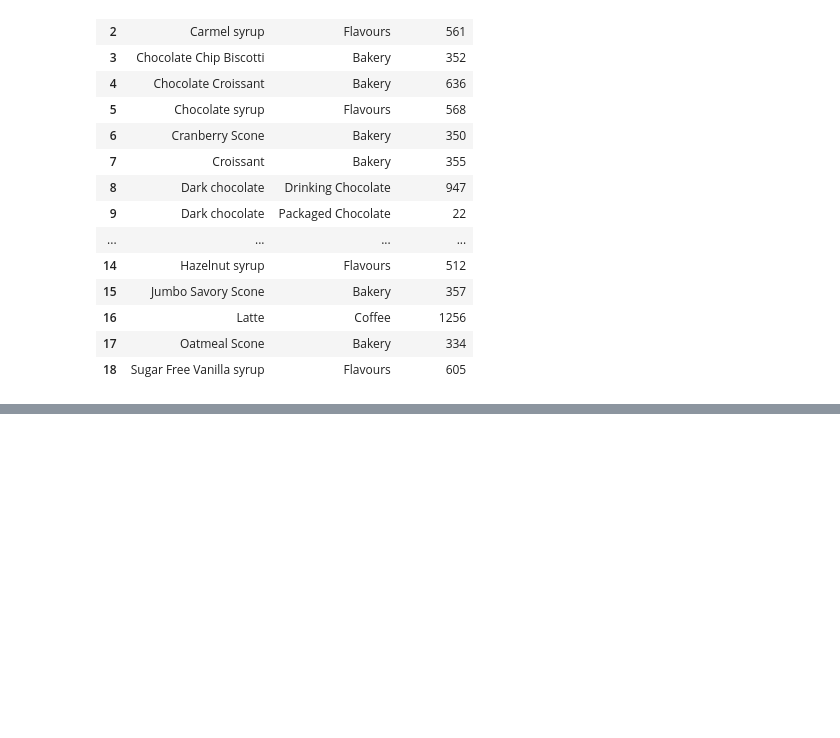
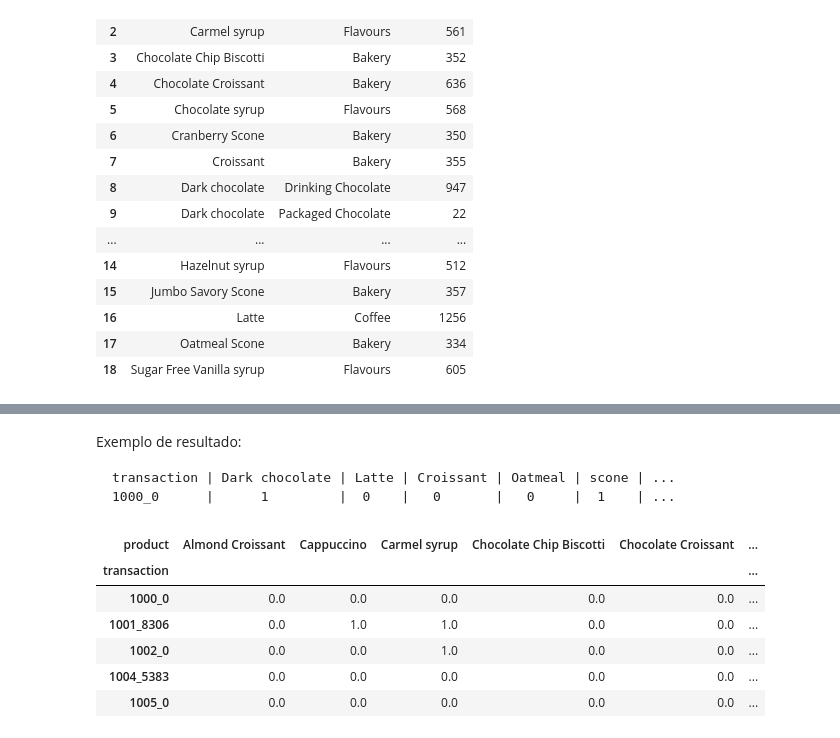
Before and after one commit to alexandreraminelli/coffee-shop-app-with-chatbot, a Jupyter notebook: python_code/recommendation_engine_training.ipynb, the cells around one changed output, grey strips where cells are left out. Drawn from its saved outputs; the diff is of its cells as text; code cells hidden in the pictures; blank space fills up the shorter version.

````diff
--- a/python_code/recommendation_engine_training.ipynb
+++ b/python_code/recommendation_engine_training.ipynb
@@ -352,0 +368,23 @@ product_recommendation.to_csv(
+# %% [markdown]
+Exemplo de resultado:
+```
+transaction | Dark chocolate | Latte | Croissant | Oatmeal | scone | ...
+1000_0      |      1         |  0    |   0       |   0     |  1    | ...
+```
+# %%
+# Converter pro formato
+my_basket = train_basket.pivot_table(
+    index="transaction", # índice que vai ficar na extremidade esquerda da mesa
+    columns="product", # demais colunas
+    values="Count"
+).fillna(0)  # converter NaN com 0
+
+my_basket.head()
+# %% [output]
+| product | Almond Croissant | Cappuccino | Carmel syrup | Chocolate Chip Biscotti | Chocolate Croissant | ... |
+| transaction |  |  |  |  |  | ... |
+| 1000_0 | 0.0 | 0.0 | 0.0 | 0.0 | 0.0 | ... |
+| 1001_8306 | 0.0 | 1.0 | 1.0 | 0.0 | 0.0 | ... |
+| 1002_0 | 0.0 | 0.0 | 1.0 | 0.0 | 0.0 | ... |
+| 1004_5383 | 0.0 | 0.0 | 0.0 | 0.0 | 0.0 | ... |
+| 1005_0 | 0.0 | 0.0 | 0.0 | 0.0 | 0.0 | ... |
````
Also changed, not shown: parts of 4 cells of this notebook.
